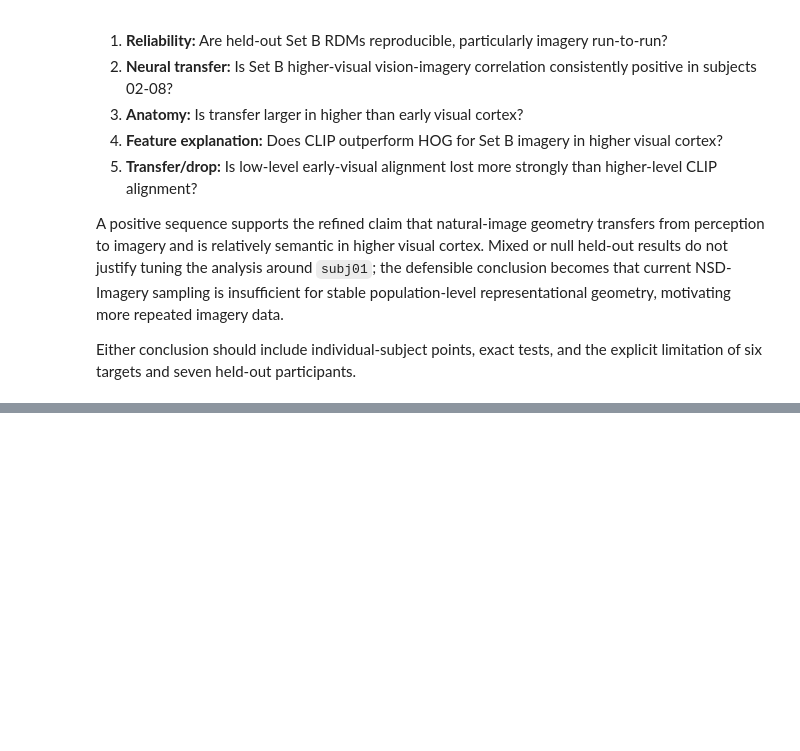
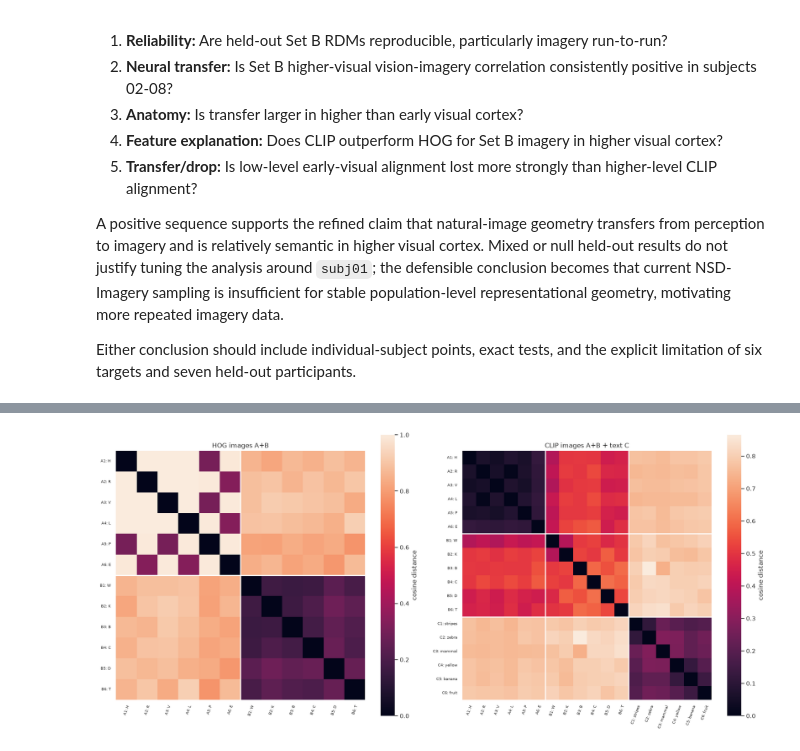
Before and after one commit to mynanshan/NHprojectNSDimagery, a Jupyter notebook: notebooks/03_group_transfer_feature_rsa.ipynb, the cells around one changed output, grey strips where cells are left out. Drawn from its saved outputs; the diff is of its cells as text; code cells hidden in the pictures; blank space fills up the shorter version.

```diff
--- a/notebooks/03_group_transfer_feature_rsa.ipynb
+++ b/notebooks/03_group_transfer_feature_rsa.ipynb
@@ -674,0 +1038,98 @@ Either conclusion should include individual-subject points, exact tests, and the
+# %%
+full_targets = (
+    load_target_table(DATA_ROOT)
+    .sort_values(['stimulus_set', 'target_number'])
+    .reset_index(drop=True)
+)
+assert len(full_targets) == 18
+
+full_feature_specs = {}
+
+# HOG is defined only for the 12 fixed images in Sets A and B.
+if all((stimulus_set, 'HOG') in feature_vectors for stimulus_set in ('A', 'B')):
+    hog_full_vectors = np.vstack([
+        feature_vectors[('A', 'HOG')],
+        feature_vectors[('B', 'HOG')],
+    ])
+    full_feature_specs['HOG images A+B'] = {
+        'rdm': cosine_rdm(hog_full_vectors),
+        'indices': np.arange(12),
+        'set_labels': np.repeat(['A', 'B'], 6),
+        'labels': full_target_labels[:12],
+    }
+
+# Reuse A/B CLIP image embeddings and add six projected text embeddings for C.
+full_clip_error = None
+if all((stimulus_set, 'CLIP') in feature_vectors for stimulus_set in ('A', 'B')):
+    try:
+        import torch
+        from transformers import CLIPTextModelWithProjection
+
+        concept_frame = full_targets[full_targets['stimulus_set'].eq('C')]
+        concept_prompts = [
+            f"a photo of {name.replace('_', ' ')}"
+            for name in concept_frame['target_name']
+        ]
+        text_model = CLIPTextModelWithProjection.from_pretrained(
+            CLIP_MODEL_NAME
+        ).eval()
+        text_inputs = processor(
+            text=concept_prompts,
+            padding=True,
+            return_tensors='pt',
+        )
+        text_inputs = {
+            key: value
+            for key, value in text_inputs.items()
+            if key in ('input_ids', 'attention_mask')
+        }
+        with torch.inference_mode():
+            concept_vectors = text_model(**text_inputs).text_embeds
+            concept_vectors = concept_vectors / concept_vectors.norm(
+                dim=1, keepdim=True
+            )
+        clip_full_vectors = np.vstack([
+            feature_vectors[('A', 'CLIP')],
+            feature_vectors[('B', 'CLIP')],
+            concept_vectors.cpu().numpy(),
+        ])
+        assert clip_full_vectors.shape[0] == 18
+        full_feature_specs['CLIP images A+B + text C'] = {
+            'rdm': cosine_rdm(clip_full_vectors),
+            'indices': np.arange(18),
+            'set_labels': np.repeat(['A', 'B', 'C'], 6),
+            'labels': full_target_labels,
+            'concept_prompts': concept_prompts,
+        }
+        del text_model
+    except Exception as error:
+        full_clip_error = error
+        print('Full CLIP image-text RDM unavailable; HOG analysis can continue.')
+        print(type(error).__name__ + ':', error)
+
+if not full_feature_specs:
+    raise RuntimeError('No full feature RDM could be constructed.')
+
+fig, axes = plt.subplots(
+    1, len(full_feature_specs),
+    figsize=(9 * len(full_feature_specs), 8),
+    squeeze=False,
+)
+for ax, (feature_name, spec) in zip(axes.flat, full_feature_specs.items()):
+    sns.heatmap(
+        spec['rdm'],
+        square=True,
+        cmap='rocket',
+        xticklabels=spec['labels'],
+        yticklabels=spec['labels'],
+        cbar_kws={'label': 'cosine distance'},
+        ax=ax,
+    )
+    for boundary in range(6, len(spec['labels']), 6):
+        ax.axhline(boundary, color='white', linewidth=2)
+        ax.axvline(boundary, color='white', linewidth=2)
+    ax.set_title(feature_name)
+    ax.tick_params(axis='x', rotation=70, labelsize=7)
+    ax.tick_params(axis='y', rotation=0, labelsize=7)
+plt.tight_layout()
+# %% [output]
@@ -674,0 +1153 @@ Either conclusion should include individual-subject points, exact tests, and the
+[figure, added]
```
Also changed, not shown: parts of 13 cells of this notebook, 10 other files.
